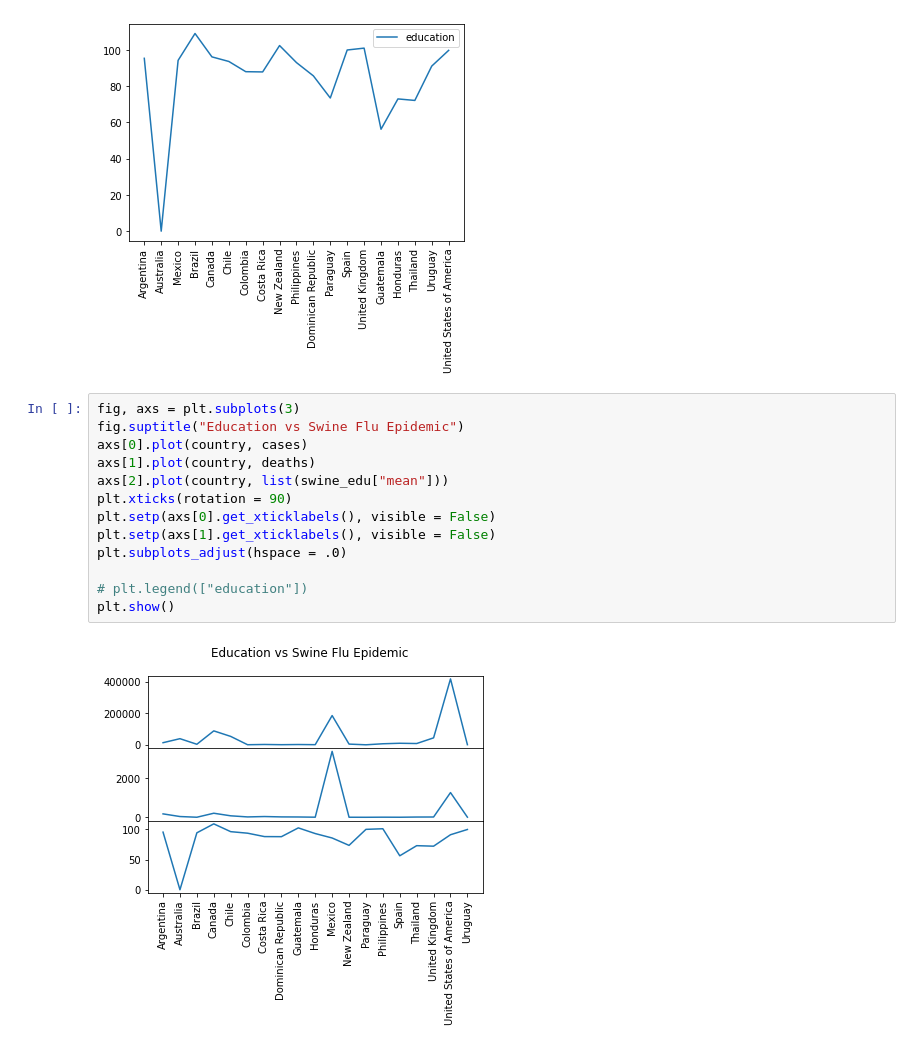
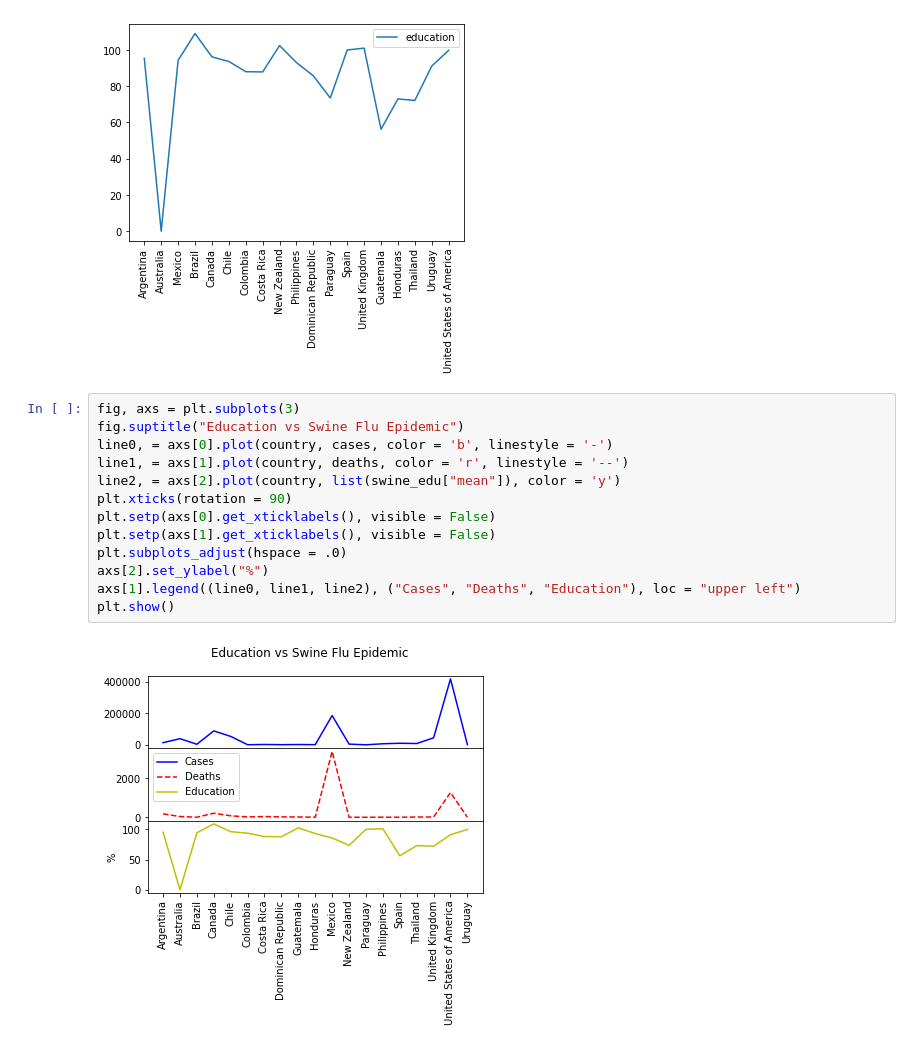
Before and after one commit to tzhang852/COMP-4447-Final-Project, a Jupyter notebook: notebooks/edu_mal.ipynb, the cells around one changed output. Cells and saved outputs as stored; diff of their text form.

Commit message:
updated final graph

```diff
--- a/notebooks/edu_mal.ipynb
+++ b/notebooks/edu_mal.ipynb
@@ -191,15 +191,15 @@ plt.show()
 # %%
 fig, axs = plt.subplots(3)
 fig.suptitle("Education vs Swine Flu Epidemic")
-axs[0].plot(country, cases)
-axs[1].plot(country, deaths)
-axs[2].plot(country, list(swine_edu["mean"]))
+line0, = axs[0].plot(country, cases, color = 'b', linestyle = '-')
+line1, = axs[1].plot(country, deaths, color = 'r', linestyle = '--')
+line2, = axs[2].plot(country, list(swine_edu["mean"]), color = 'y')
 plt.xticks(rotation = 90)
 plt.setp(axs[0].get_xticklabels(), visible = False)
 plt.setp(axs[1].get_xticklabels(), visible = False)
 plt.subplots_adjust(hspace = .0)
-
-# plt.legend(["education"])
+axs[2].set_ylabel("%")
+axs[1].legend((line0, line1, line2), ("Cases", "Deaths", "Education"), loc = "upper left")
 plt.show()
 # %% [output]
-[figure, old version]
+[figure, new version]
```
